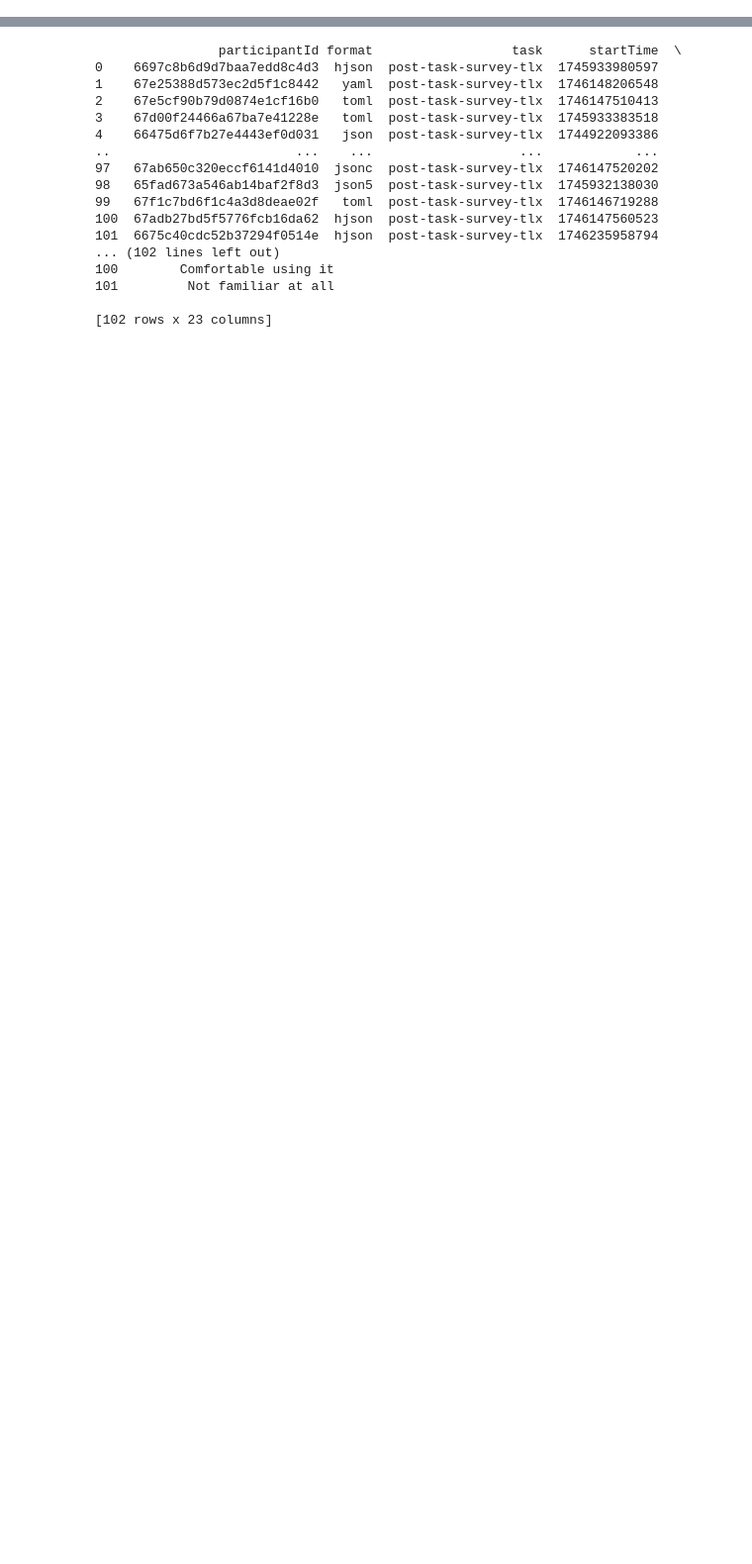
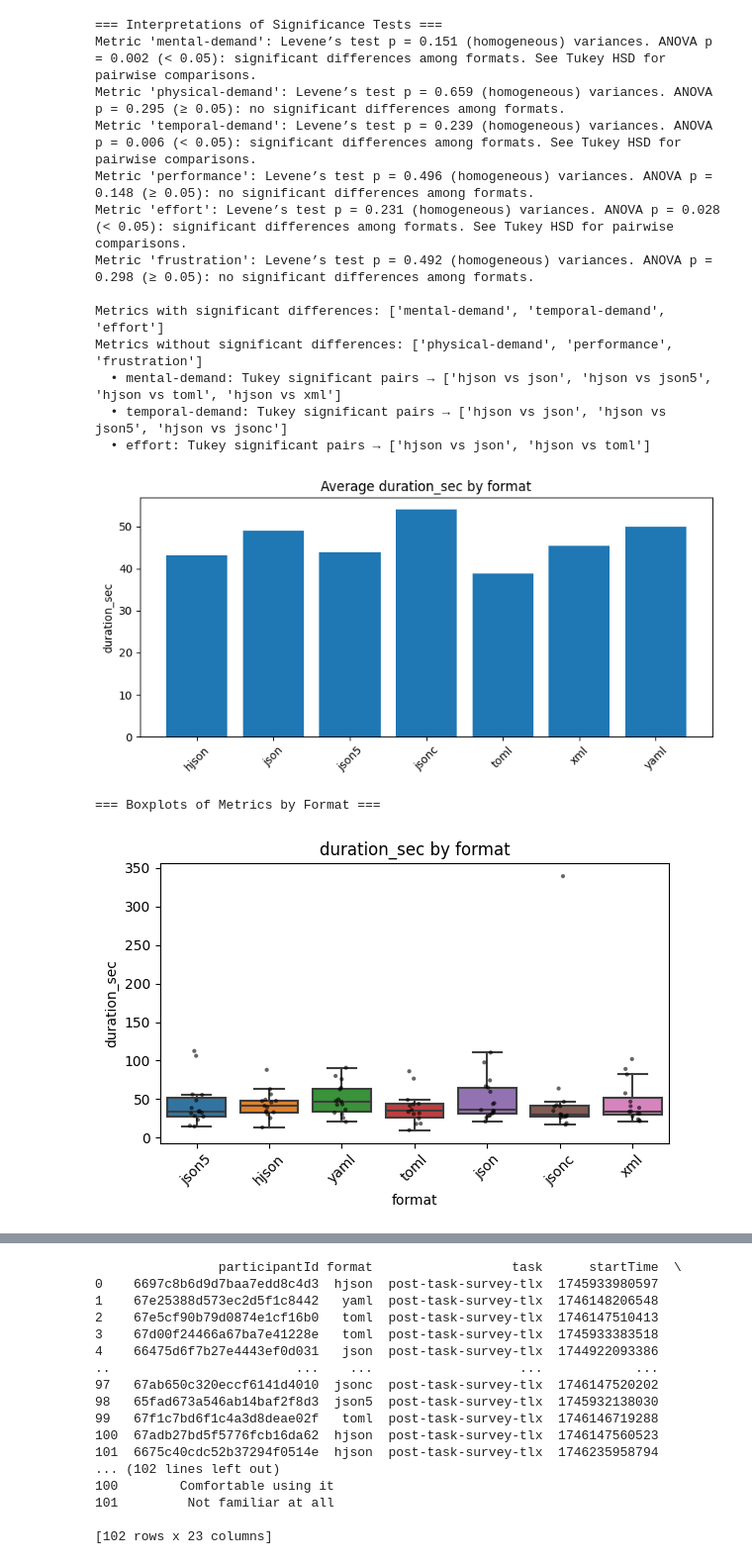
Before and after one commit to shiyihe-neko/usability_analysis, a Jupyter notebook: survey_analysis.ipynb, the cells around one changed output, grey strips where cells are left out. Shown at 99% size. Cells and saved outputs as stored; diff of their text form; code cells hidden in the pictures; blank space fills up the shorter version.

```diff
--- a/survey_analysis.ipynb
+++ b/survey_analysis.ipynb
@@ -61,0 +152,25 @@ Metric 'frustration': Levene’s test p = 0.547 (homogeneous) variances. ANOVA p
+# %%
+results = report_nasa_tlx_analysis(
+    df_nasa,
+    format_list=['hjson','json','yaml','json5','jsonc','toml','xml'],  # 或 None
+    metrics=None,                        # 默认所有 NASA-TLX 维度
+    group_col='format',
+    alpha=0.05
+)
+# %% [output]
+=== Interpretations of Significance Tests ===
+Metric 'mental-demand': Levene’s test p = 0.151 (homogeneous) variances. ANOVA p = 0.002 (< 0.05): significant differences among formats. See Tukey HSD for pairwise comparisons.
+Metric 'physical-demand': Levene’s test p = 0.659 (homogeneous) variances. ANOVA p = 0.295 (≥ 0.05): no significant differences among formats.
+Metric 'temporal-demand': Levene’s test p = 0.239 (homogeneous) variances. ANOVA p = 0.006 (< 0.05): significant differences among formats. See Tukey HSD for pairwise comparisons.
+Metric 'performance': Levene’s test p = 0.496 (homogeneous) variances. ANOVA p = 0.148 (≥ 0.05): no significant differences among formats.
+Metric 'effort': Levene’s test p = 0.231 (homogeneous) variances. ANOVA p = 0.028 (< 0.05): significant differences among formats. See Tukey HSD for pairwise comparisons.
+Metric 'frustration': Levene’s test p = 0.492 (homogeneous) variances. ANOVA p = 0.298 (≥ 0.05): no significant differences among formats.
+
+Metrics with significant differences: ['mental-demand', 'temporal-demand', 'effort']
+Metrics without significant differences: ['physical-demand', 'performance', 'frustration']
+  • mental-demand: Tukey significant pairs → ['hjson vs json', 'hjson vs json5', 'hjson vs toml', 'hjson vs xml']
+  • temporal-demand: Tukey significant pairs → ['hjson vs json', 'hjson vs json5', 'hjson vs jsonc']
+  • effort: Tukey significant pairs → ['hjson vs json', 'hjson vs toml']
+[figure, added]
+=== Boxplots of Metrics by Format ===
+[figure, added]
```
Also changed, not shown: parts of 14 cells of this notebook, 7 other files.
